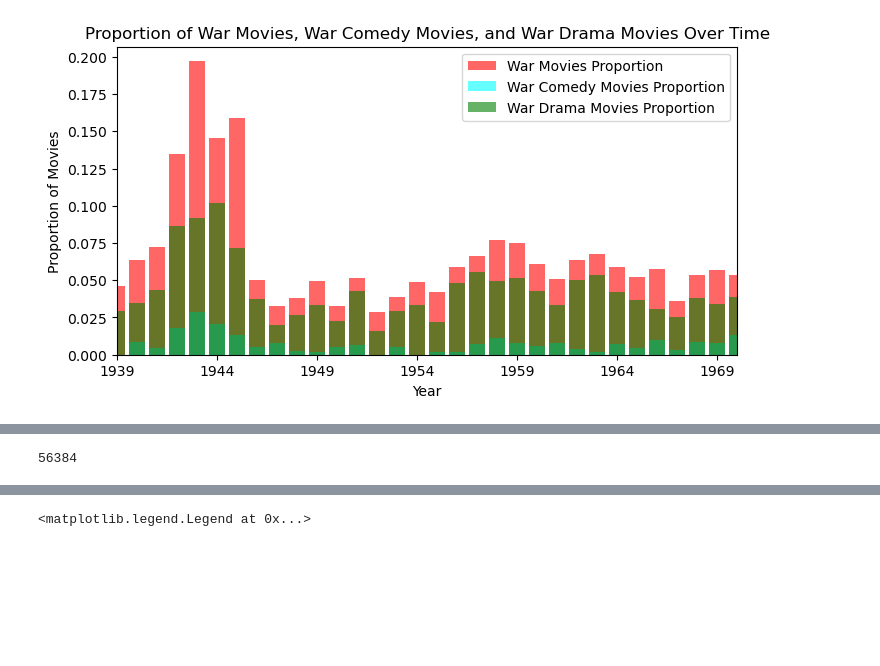
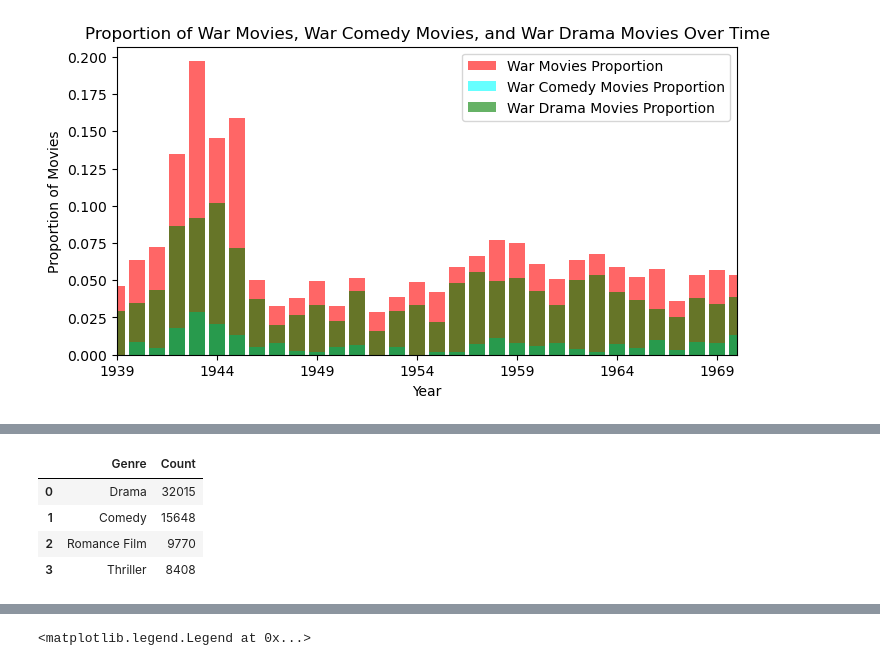
Before and after one commit to epfl-ada/ada-2024-project-nostringsadached, a Jupyter notebook: results.ipynb, the cells around one changed output, grey strips where cells are left out. Cells and saved outputs as stored; diff of their text form; code cells hidden in the pictures; blank space fills up the shorter version.

```diff
--- a/results.ipynb
+++ b/results.ipynb
@@ -201,7 +161,11 @@ plt.show()
-# %%
-# Filter the preprocessed_movies dataframe to only include rows where the genres are in the selected_genres list
-first_genre_selection = preprocessed_movies[preprocessed_movies['Movie genres'].apply(lambda x: any(genre in x for genre in selected_genres))]
-
-len(first_genre_selection)
-# %% [output]
-56384
+# %%
+genre_movies = preprocessed_movies['Movie genres'].str.split(', ').explode()
+genre_counts = genre_movies.value_counts().reset_index()
+genre_counts.columns = ['Genre', 'Count']
+genre_counts.head(4)
+# %% [output]
+|  | Genre | Count |
+| 0 | Drama | 32015 |
+| 1 | Comedy | 15648 |
+| 2 | Romance Film | 9770 |
+| 3 | Thriller | 8408 |
```
Also changed, not shown: parts of 29 cells of this notebook.
